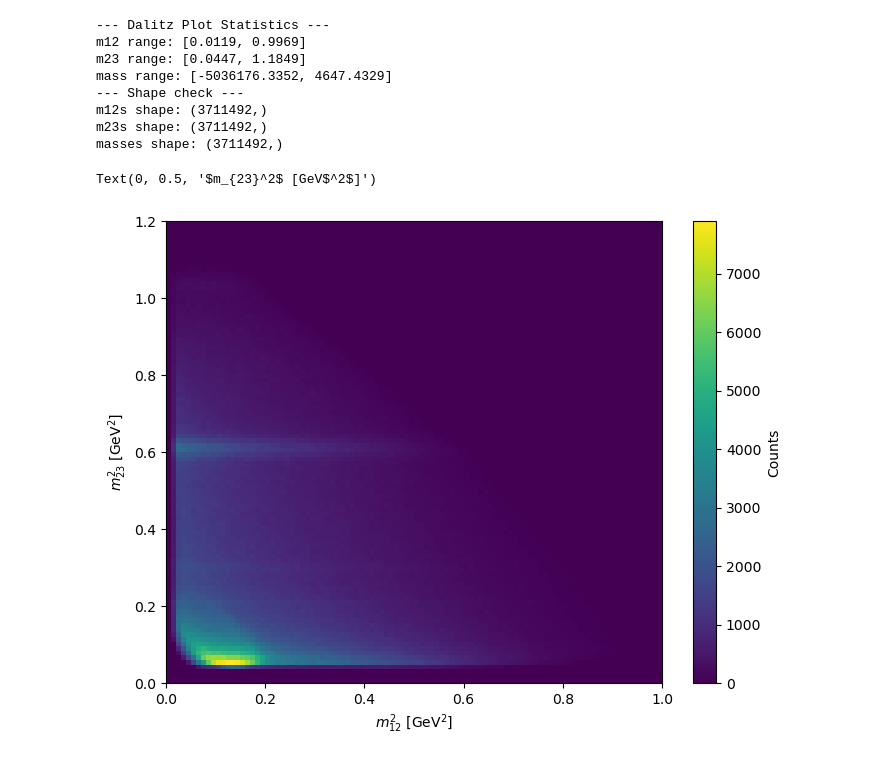
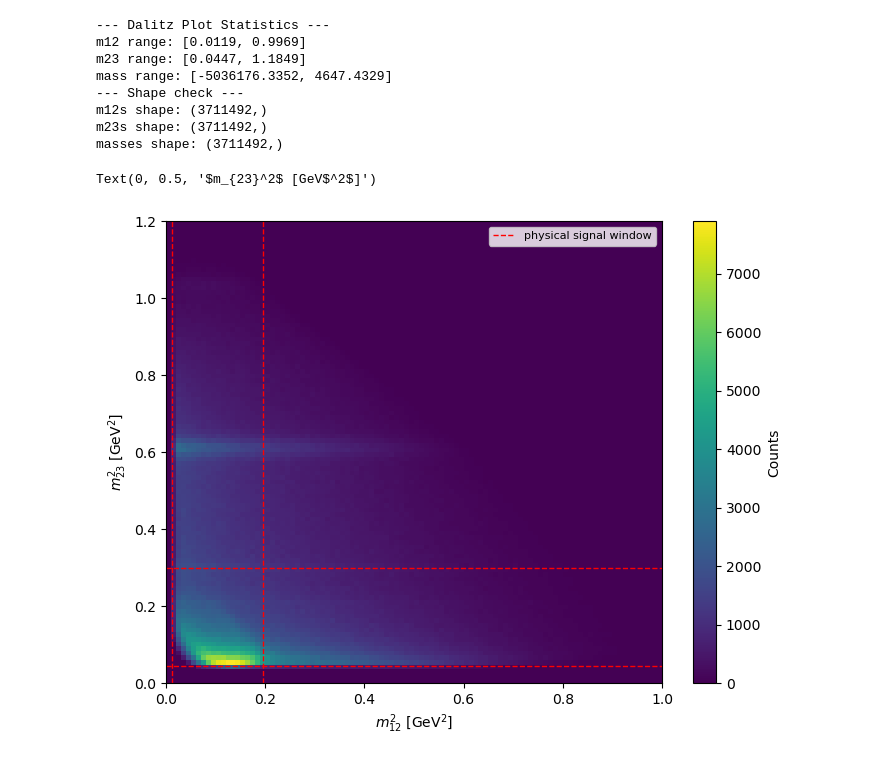
Before and after one commit to michael24peters/root-analysis, a Jupyter notebook: src/fit/fit_dalitz.ipynb, the cells around one changed output. Saved outputs shown, nothing was run; the diff lists cells and outputs as text; code cells hidden in the pictures.

Commit message:
feat: dalitz fit code

```diff
--- a/src/fit/fit_dalitz.ipynb
+++ b/src/fit/fit_dalitz.ipynb
@@ -140,4 +132,5 @@ def compute_dalitz_and_mass(pids, pxs, pys, pzs, es, ms, metrics):
     # Return as numpy arrays for easier plotting and analysis.
     return np.array(m12s), np.array(m23s), np.array(best_masses)
 # %%
-m12s, m23s, masses = compute_dalitz_and_mass(pids, pxs, pys, pzs, es, tag_dtf_m, tag_dtf_chi2)
+m12s, m23s, masses = compute_dalitz_and_mass(pids, pxs, pys, pzs, es,
+                                             tag_dtf_m, tag_dtf_chi2)
@@ -186,15 +161,29 @@ m12s shape: (3711492,)
 m23s shape: (3711492,)
 masses shape: (3711492,)
 # %%
+# Physical constraints for the dalitz plot
+M_MU = 0.105658
+M_ETA = 0.547862
+M12_PHYS = (M_MU**2, (M_ETA - M_MU)**2)
+M23_PHYS = ((2 * M_MU)**2, M_ETA**2)
+
 # Test implementation with a quick plot of the Dalitz distribution
 plt.figure(figsize=(8, 6))
 plt.hist2d(m12s, m23s, bins=100, cmap='viridis', range=[[0, 1.0], [0, 1.2]])
 plt.colorbar(label='Counts')
+
+# Mark the physical signal boundary (see M12_PHYS/M23_PHYS above).
+plt.axvline(M12_PHYS[0], color="red", ls="--", lw=1, label="physical signal window")
+plt.axvline(M12_PHYS[1], color="red", ls="--", lw=1)
+plt.axhline(M23_PHYS[0], color="red", ls="--", lw=1)
+plt.axhline(M23_PHYS[1], color="red", ls="--", lw=1)
+
+plt.legend(loc="upper right", fontsize=8)
 plt.xlabel(r'$m_{12}^2$ [GeV$^2$]')
 plt.ylabel(r'$m_{23}^2$ [GeV$^2$]')
 # %% [output]
 Text(0, 0.5, '$m_{23}^2$ [GeV$^2$]')
-[figure, old version]
+[figure, new version]
 # %%
 # Test implementation with a quick plot of the Dalitz distribution in physical range
 plt.figure(figsize=(8, 6))
```
Also changed, not shown: parts of 14 cells of this notebook, 2 other files.
